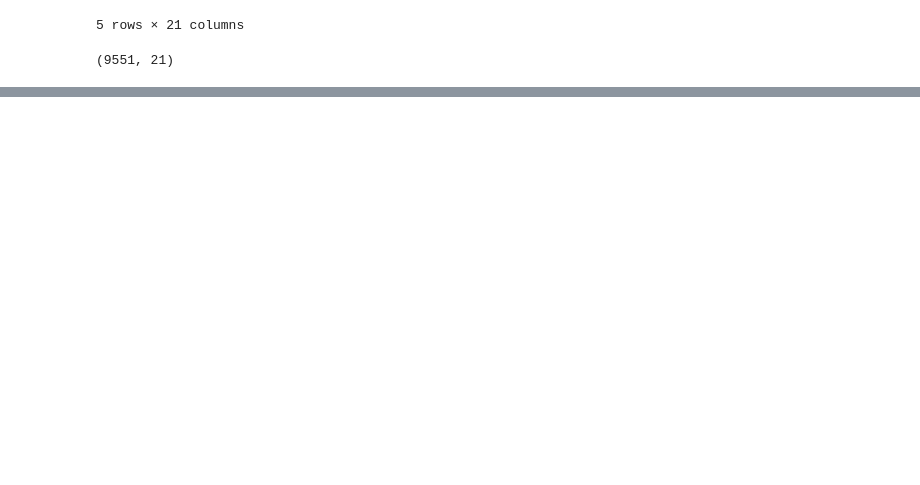
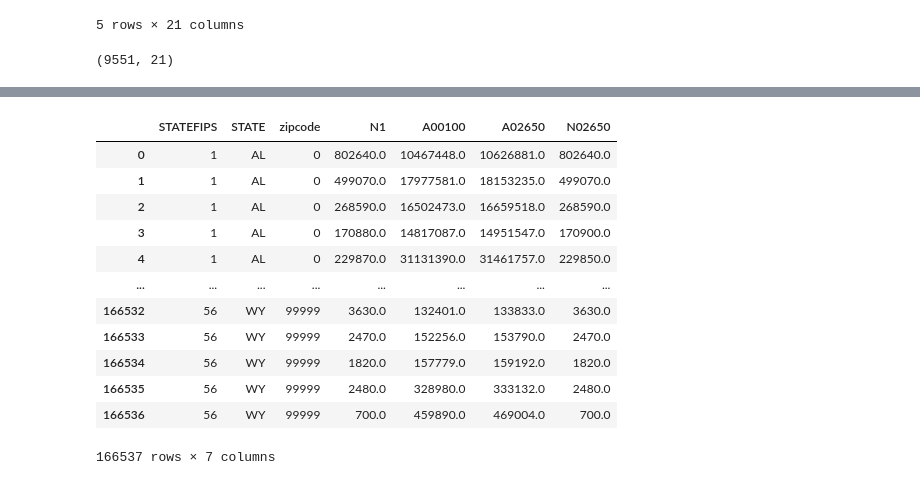
Before and after one commit to yvonneking1/socioecomics_and_your_diet, a Jupyter notebook: scratchpad.ipynb, the cells around one changed output, grey strips where cells are left out. Drawn from its saved outputs; the diff is of its cells as text; code cells hidden in the pictures; blank space fills up the shorter version.

```diff
--- a/scratchpad.ipynb
+++ b/scratchpad.ipynb
@@ -134,0 +147,20 @@ Name: Cuisines, Length: 9551, dtype: object
+# %%
+columns_to_keep = ["STATEFIPS", "STATE", "zipcode", "N1", "A00100", "A02650", "N02650"]
+# %%
+irs_df = irs[columns_to_keep]
+# %%
+irs_df
+# %% [output]
+|  | STATEFIPS | STATE | zipcode | N1 | A00100 | A02650 | N02650 |
+| 0 | 1 | AL | 0 | 802640.0 | 10467448.0 | 10626881.0 | 802640.0 |
+| 1 | 1 | AL | 0 | 499070.0 | 17977581.0 | 18153235.0 | 499070.0 |
+| 2 | 1 | AL | 0 | 268590.0 | 16502473.0 | 16659518.0 | 268590.0 |
+| 3 | 1 | AL | 0 | 170880.0 | 14817087.0 | 14951547.0 | 170900.0 |
+| 4 | 1 | AL | 0 | 229870.0 | 31131390.0 | 31461757.0 | 229850.0 |
+| ... | ... | ... | ... | ... | ... | ... | ... |
+| 166532 | 56 | WY | 99999 | 3630.0 | 132401.0 | 133833.0 | 3630.0 |
+| 166533 | 56 | WY | 99999 | 2470.0 | 152256.0 | 153790.0 | 2470.0 |
+| 166534 | 56 | WY | 99999 | 1820.0 | 157779.0 | 159192.0 | 1820.0 |
+| 166535 | 56 | WY | 99999 | 2480.0 | 328980.0 | 333132.0 | 2480.0 |
+| 166536 | 56 | WY | 99999 | 700.0 | 459890.0 | 469004.0 | 700.0 |
+166537 rows × 7 columns
```
Also changed, not shown: parts of 19 cells of this notebook.
